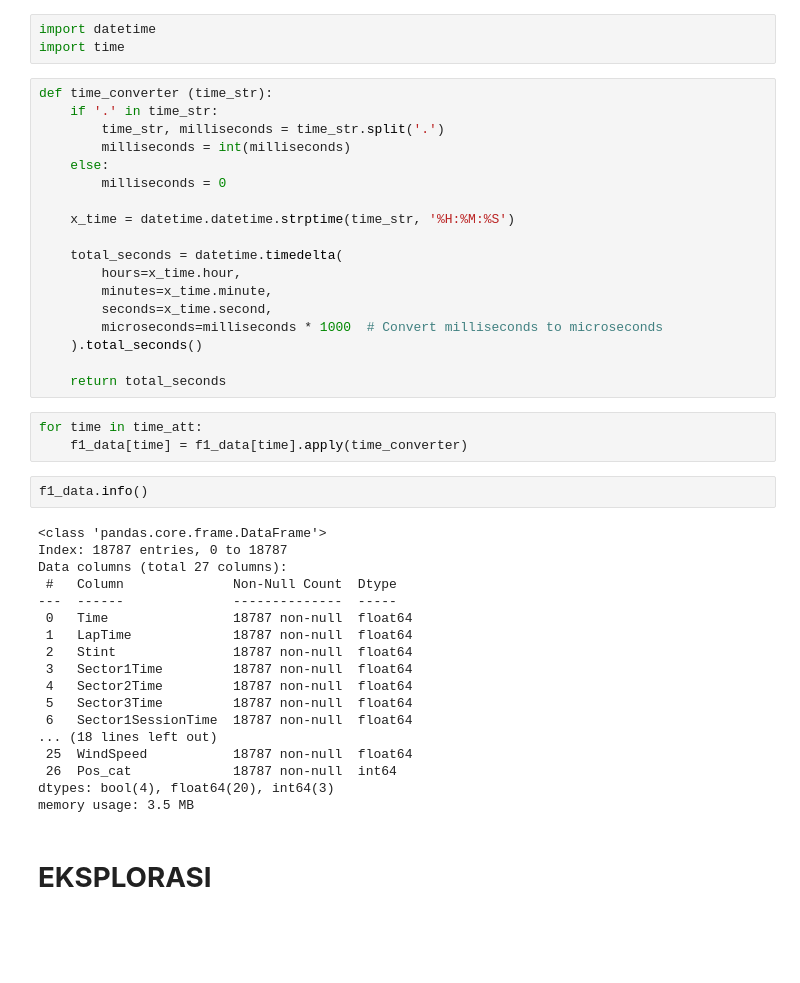
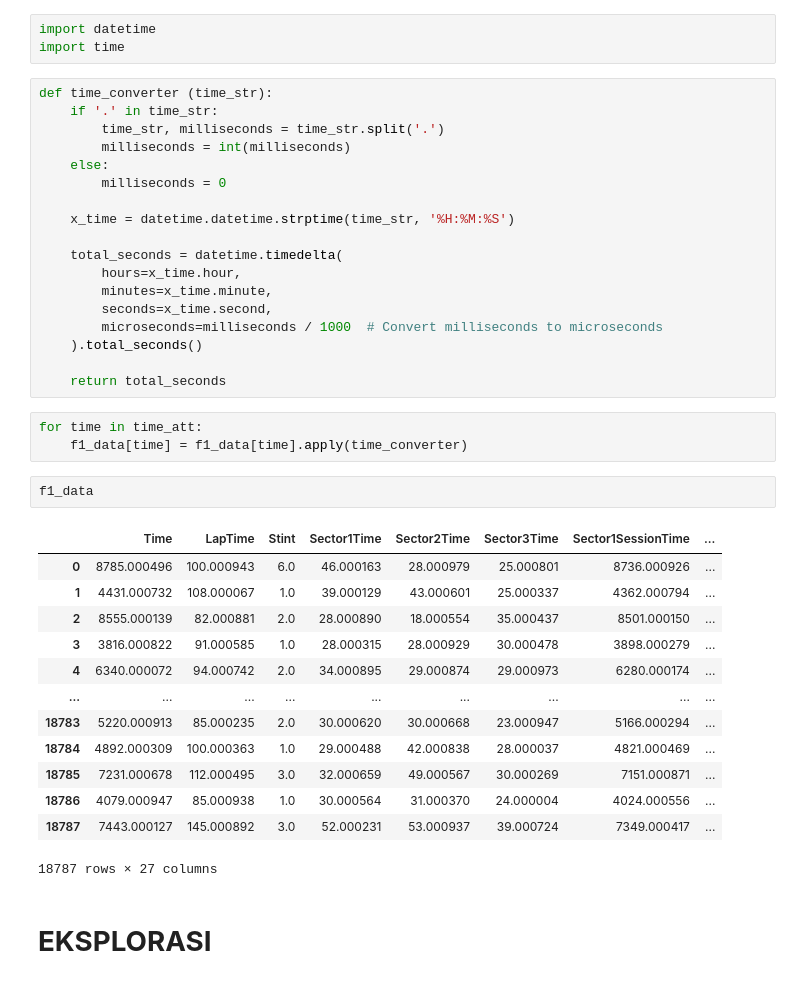
Before and after one commit to F1-biasa-aja/F1-kasdd, a Jupyter notebook: F1 Biasa Aja.ipynb, the cells around one changed output. Drawn from its saved outputs; the diff is of its cells as text; blank space fills up the shorter version.

```diff
--- a/F1 Biasa Aja.ipynb
+++ b/F1 Biasa Aja.ipynb
@@ -328,7 +328,7 @@ def time_converter (time_str):
         hours=x_time.hour,
         minutes=x_time.minute,
         seconds=x_time.second,
-        microseconds=milliseconds * 1000  # Convert milliseconds to microseconds
+        microseconds=milliseconds / 1000  # Convert milliseconds to microseconds
     ).total_seconds()
 
     return total_seconds
@@ -336,25 +336,21 @@ def time_converter (time_str):
 for time in time_att:
     f1_data[time] = f1_data[time].apply(time_converter)
 # %%
-f1_data.info()
+f1_data
 # %% [output]
+|  | Time | LapTime | Stint | Sector1Time | Sector2Time | Sector3Time | Sector1SessionTime | ... |
+| 0 | 8785.000496 | 100.000943 | 6.0 | 46.000163 | 28.000979 | 25.000801 | 8736.000926 | ... |
+| 1 | 4431.000732 | 108.000067 | 1.0 | 39.000129 | 43.000601 | 25.000337 | 4362.000794 | ... |
+| 2 | 8555.000139 | 82.000881 | 2.0 | 28.000890 | 18.000554 | 35.000437 | 8501.000150 | ... |
+| 3 | 3816.000822 | 91.000585 | 1.0 | 28.000315 | 28.000929 | 30.000478 | 3898.000279 | ... |
+| 4 | 6340.000072 | 94.000742 | 2.0 | 34.000895 | 29.000874 | 29.000973 | 6280.000174 | ... |
+| ... | ... | ... | ... | ... | ... | ... | ... | ... |
+| 18783 | 5220.000913 | 85.000235 | 2.0 | 30.000620 | 30.000668 | 23.000947 | 5166.000294 | ... |
+| 18784 | 4892.000309 | 100.000363 | 1.0 | 29.000488 | 42.000838 | 28.000037 | 4821.000469 | ... |
+| 18785 | 7231.000678 | 112.000495 | 3.0 | 32.000659 | 49.000567 | 30.000269 | 7151.000871 | ... |
+| 18786 | 4079.000947 | 85.000938 | 1.0 | 30.000564 | 31.000370 | 24.000004 | 4024.000556 | ... |
+| 18787 | 7443.000127 | 145.000892 | 3.0 | 52.000231 | 53.000937 | 39.000724 | 7349.000417 | ... |
-<class 'pandas.core.frame.DataFrame'>
-Index: 18787 entries, 0 to 18787
-Data columns (total 27 columns):
- #   Column              Non-Null Count  Dtype
----  ------              --------------  -----
- 0   Time                18787 non-null  float64
- 1   LapTime             18787 non-null  float64
- 2   Stint               18787 non-null  float64
- 3   Sector1Time         18787 non-null  float64
- 4   Sector2Time         18787 non-null  float64
- 5   Sector3Time         18787 non-null  float64
- 6   Sector1SessionTime  18787 non-null  float64
-... (18 lines left out)
- 25  WindSpeed           18787 non-null  float64
- 26  Pos_cat             18787 non-null  int64
-dtypes: bool(4), float64(20), int64(3)
-memory usage: 3.5 MB
+18787 rows × 27 columns
 # %% [markdown]
 # **EKSPLORASI**
 # %% [markdown]
```
Also changed, not shown: parts of 2 cells of this notebook.
